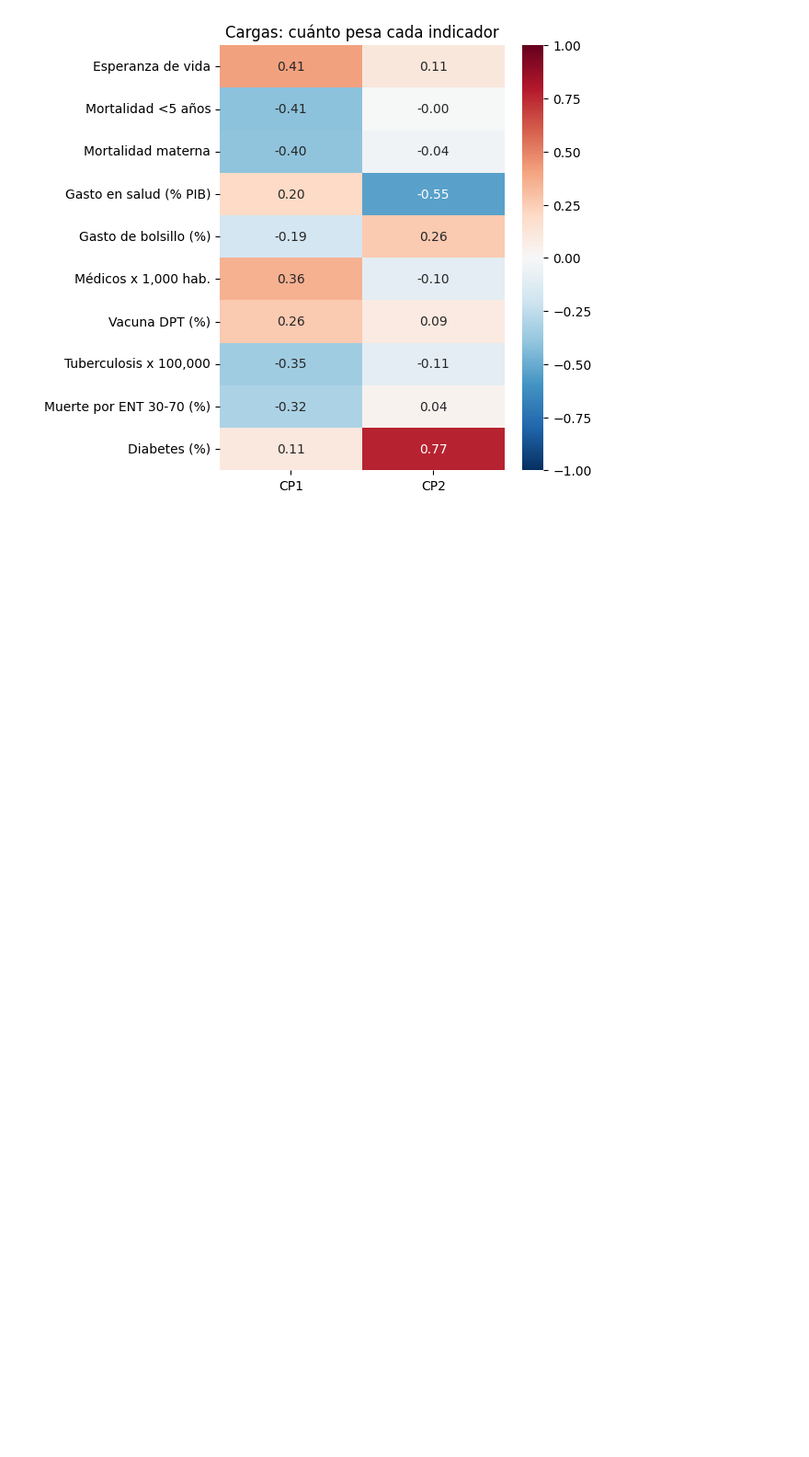
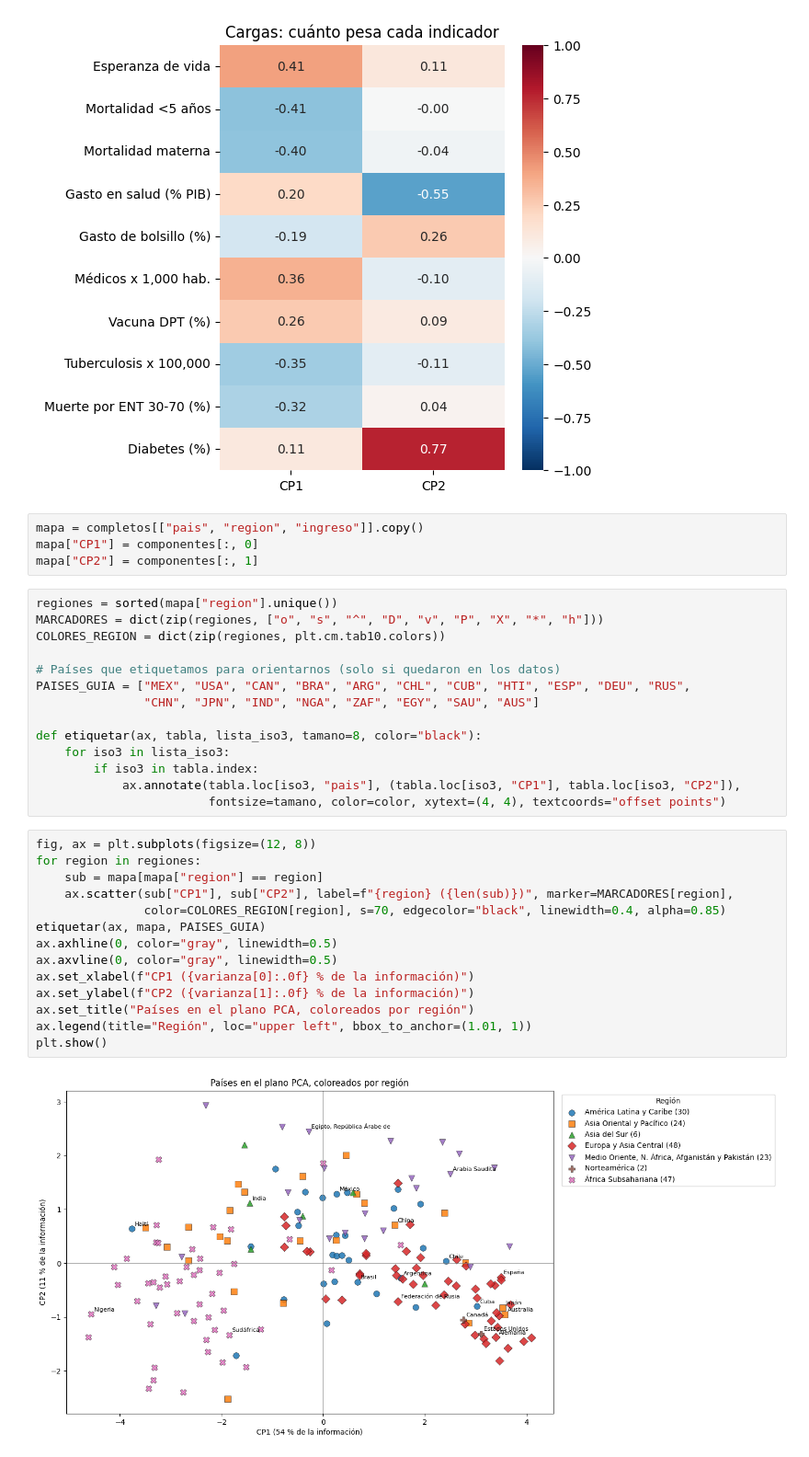
Before and after one commit to chelseame/IA_practicas, a Jupyter notebook: Parcial 3/Aprendizaje_No_Supervisadp.ipynb, the cells around one changed output. Shown at 92% size. Drawn from its saved outputs; the diff is of its cells as text; blank space fills up the shorter version.

```diff
--- a/Parcial 3/Aprendizaje_No_Supervisadp.ipynb
+++ b/Parcial 3/Aprendizaje_No_Supervisadp.ipynb
@@ -374,3 +375,37 @@ plt.title("Cargas: cuánto pesa cada indicador")
 plt.show()
 # %% [output]
 [figure]
+# %%
+mapa = completos[["pais", "region", "ingreso"]].copy()
+mapa["CP1"] = componentes[:, 0]
+mapa["CP2"] = componentes[:, 1]
+# %%
+regiones = sorted(mapa["region"].unique())
+MARCADORES = dict(zip(regiones, ["o", "s", "^", "D", "v", "P", "X", "*", "h"]))
+COLORES_REGION = dict(zip(regiones, plt.cm.tab10.colors))
+
+# Países que etiquetamos para orientarnos (solo si quedaron en los datos)
+PAISES_GUIA = ["MEX", "USA", "CAN", "BRA", "ARG", "CHL", "CUB", "HTI", "ESP", "DEU", "RUS",
+               "CHN", "JPN", "IND", "NGA", "ZAF", "EGY", "SAU", "AUS"]
+
+def etiquetar(ax, tabla, lista_iso3, tamano=8, color="black"):
+    for iso3 in lista_iso3:
+        if iso3 in tabla.index:
+            ax.annotate(tabla.loc[iso3, "pais"], (tabla.loc[iso3, "CP1"], tabla.loc[iso3, "CP2"]),
+                        fontsize=tamano, color=color, xytext=(4, 4), textcoords="offset points")
+# %%
+fig, ax = plt.subplots(figsize=(12, 8))
+for region in regiones:
+    sub = mapa[mapa["region"] == region]
+    ax.scatter(sub["CP1"], sub["CP2"], label=f"{region} ({len(sub)})", marker=MARCADORES[region],
+               color=COLORES_REGION[region], s=70, edgecolor="black", linewidth=0.4, alpha=0.85)
+etiquetar(ax, mapa, PAISES_GUIA)
+ax.axhline(0, color="gray", linewidth=0.5)
+ax.axvline(0, color="gray", linewidth=0.5)
+ax.set_xlabel(f"CP1 ({varianza[0]:.0f} % de la información)")
+ax.set_ylabel(f"CP2 ({varianza[1]:.0f} % de la información)")
+ax.set_title("Países en el plano PCA, coloreados por región")
+ax.legend(title="Región", loc="upper left", bbox_to_anchor=(1.01, 1))
+plt.show()
+# %% [output]
+[figure, added]
```
Also changed, not shown: parts of 14 cells of this notebook.
